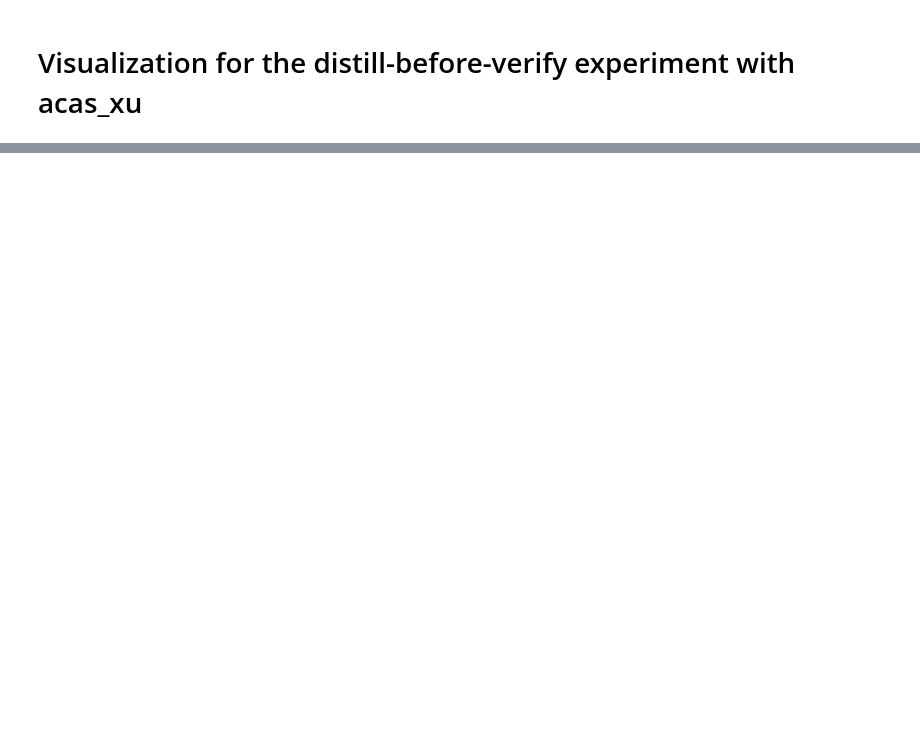
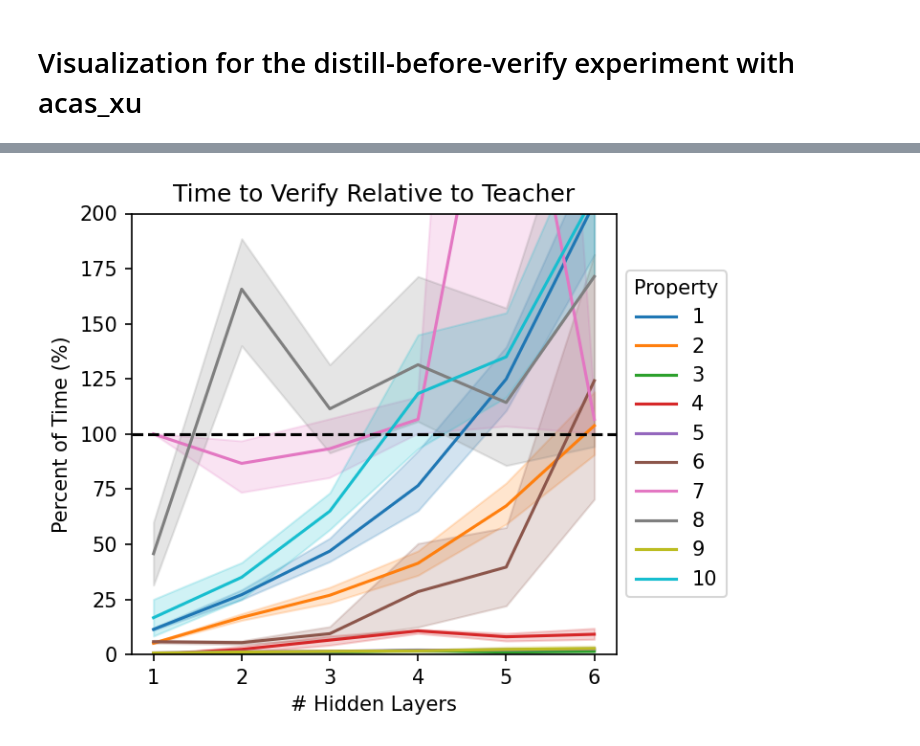
Before and after one commit to jordanperr/masters-thesis, a Jupyter notebook: notebooks/thesis_figures/acasxu-experiment-visualization.ipynb, the cells around one changed output, grey strips where cells are left out. Saved outputs shown, nothing was run; the diff lists cells and outputs as text; code cells hidden in the pictures; blank space fills up the shorter version.

```diff
--- a/notebooks/thesis_figures/acasxu-experiment-visualization.ipynb
+++ b/notebooks/thesis_figures/acasxu-experiment-visualization.ipynb
@@ -477,0 +144,42 @@ Name: val_categorical_accuracy, dtype: float64
+# %%
+columns = [f'prop.{p}.reported_runtime' for p in range(1,11)]
+filtered_depth_results = depth_results.melt(
+        id_vars="num_hidden_layers",
+        value_vars=columns)
+filtered_depth_results["value"] = filtered_depth_results["value"].where(filtered_depth_results["value"]!="SafeBeforeEnumerate", 0.0)
+filtered_depth_results["value"] = filtered_depth_results["value"].astype("float32")
+
+filtered_depth_results_teacher = depth_results_teacher.melt(
+        #id_vars="num_hidden_layers",
+        value_vars=columns)
+filtered_depth_results_teacher["value"] = filtered_depth_results_teacher["value"].where(filtered_depth_results_teacher["value"]!="SafeBeforeEnumerate", 0.0)
+filtered_depth_results_teacher["value"] = filtered_depth_results_teacher["value"].astype("float32")
+filtered_depth_results_teacher = filtered_depth_results_teacher.groupby("variable").mean()
+
+filtered_depth_results_teacher
+filtered_depth_results = pd.merge(filtered_depth_results, filtered_depth_results_teacher, how="left", on="variable", suffixes=('','_teacher'))
+filtered_depth_results["value"] = filtered_depth_results["value"] / filtered_depth_results["value_teacher"] * 100
+
+filtered_depth_results["variable"] = filtered_depth_results["variable"].str.extract(r"(\d+)")
+
+plt.figure(figsize=(5,4), dpi=150, tight_layout=True)
+g = sns.lineplot(
+    data=filtered_depth_results,
+    x="num_hidden_layers",
+    y="value",
+    hue="variable")
+    #err_style="bars")
+plt.ylabel("Percent of Time (%)")
+plt.xlabel("# Hidden Layers")
+#plt.ylim(0,3)
+g.set_ylim(0, 200)
+plt.title("Time to Verify Relative to Teacher")
+
+plt.axhline(100, linestyle="--", c="black")
+
+sns.move_legend(g, "center left", bbox_to_anchor=(1, .5), title='Property')
+
+plt.savefig("acasxu_experiment_timetoverify_relative.pdf")
+plt.show()
+# %% [output]
+[figure, added]
```
Also changed, not shown: parts of 51 cells of this notebook, 8 other files.
